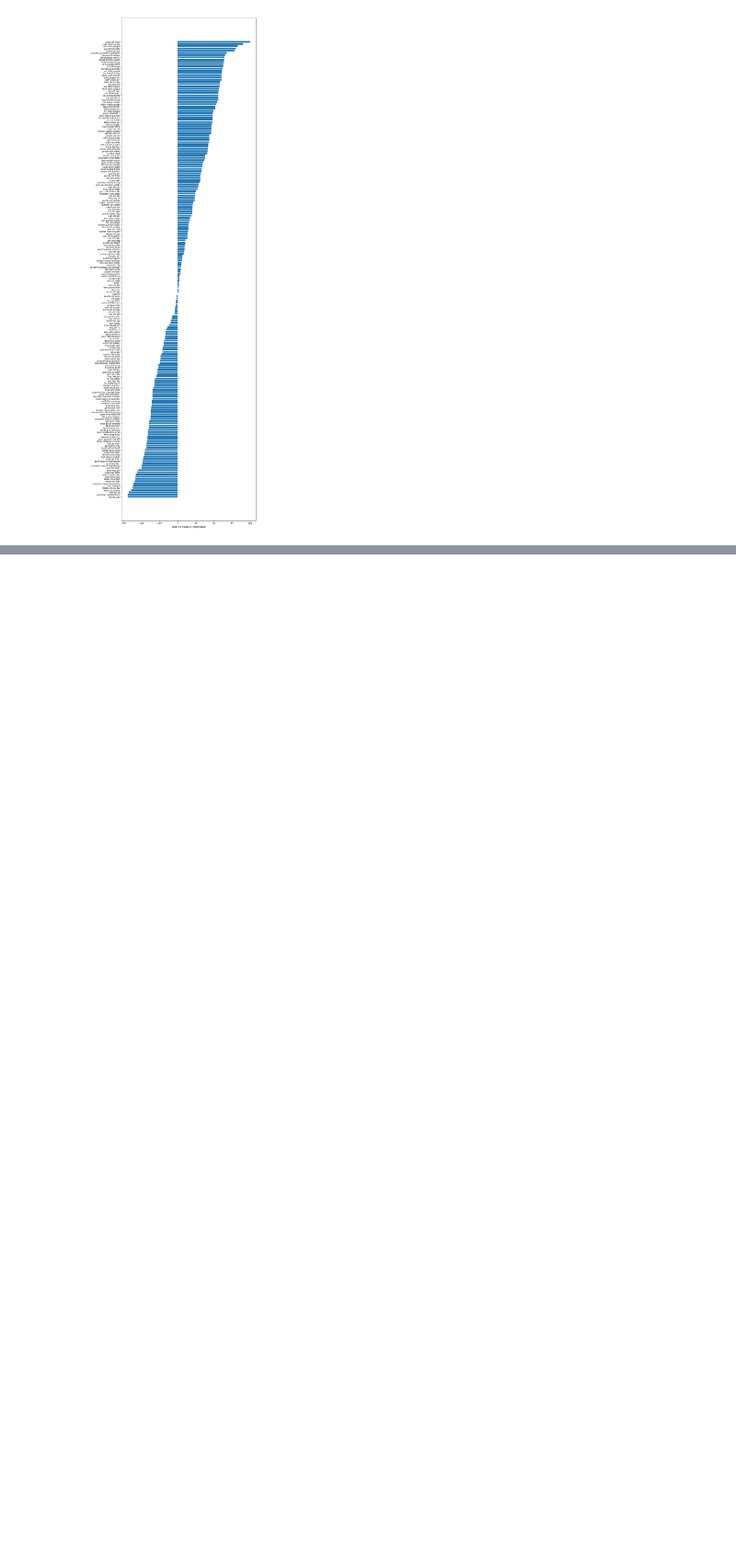
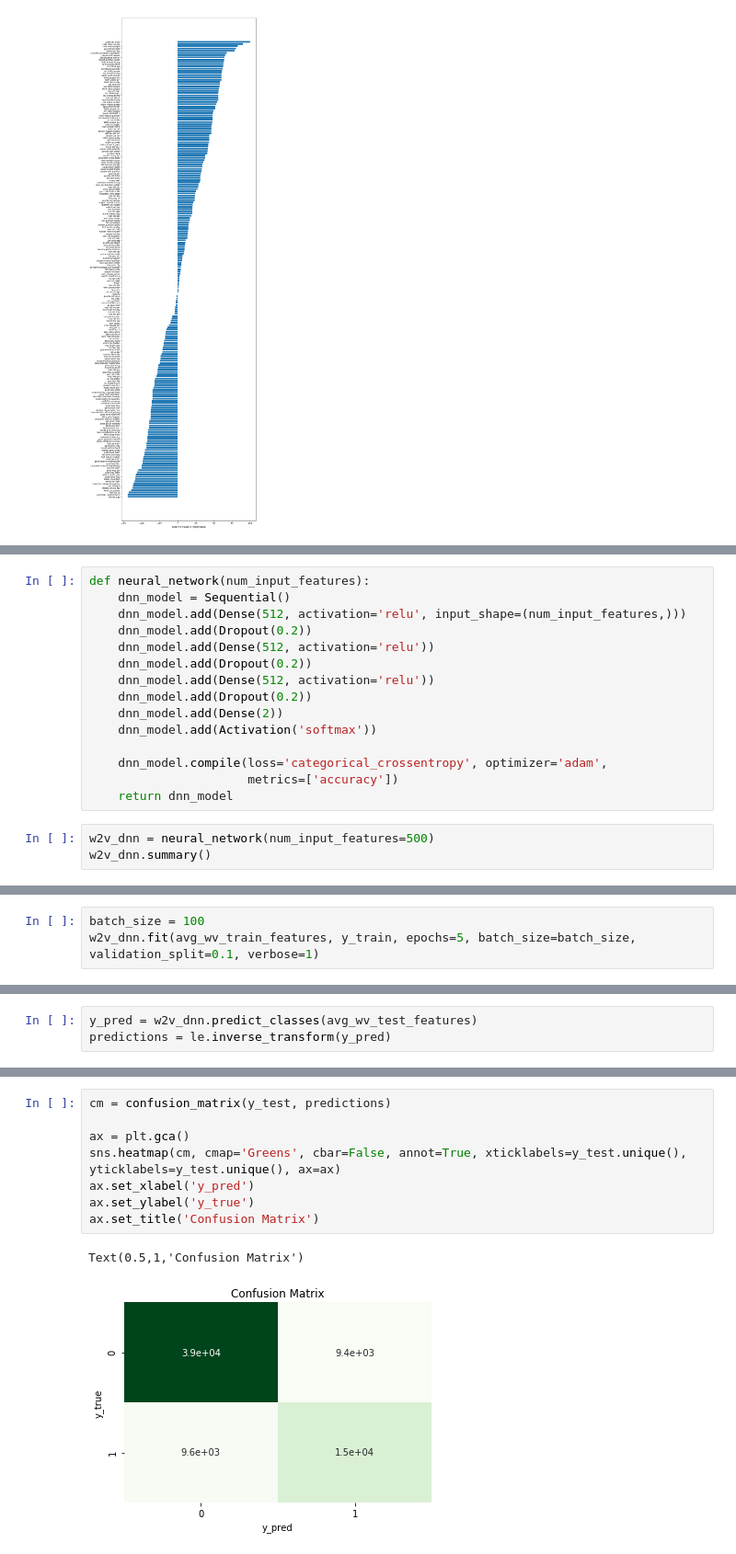
Before and after one commit to kavishashroff/Springboard, a Jupyter notebook: Capstone_2 - Quora Insincere Question Classification/Machine Learning and Deep Learning.ipynb, the cells around one changed output, grey strips where cells are left out. Shown at 92% size. Drawn from its saved outputs; the diff is of its cells as text; blank space fills up the shorter version.

```diff
--- a/Capstone_2 - Quora Insincere Question Classification/Machine Learning and Deep Learning.ipynb
+++ b/Capstone_2 - Quora Insincere Question Classification/Machine Learning and Deep Learning.ipynb
@@ -865,0 +615,18 @@ from keras.layers.normalization import BatchNormalization
+# %%
+def neural_network(num_input_features):
+    dnn_model = Sequential()
+    dnn_model.add(Dense(512, activation='relu', input_shape=(num_input_features,)))
+    dnn_model.add(Dropout(0.2))
+    dnn_model.add(Dense(512, activation='relu'))
+    dnn_model.add(Dropout(0.2))
+    dnn_model.add(Dense(512, activation='relu'))
+    dnn_model.add(Dropout(0.2))
+    dnn_model.add(Dense(2))
+    dnn_model.add(Activation('softmax'))
+
+    dnn_model.compile(loss='categorical_crossentropy', optimizer='adam',
+                      metrics=['accuracy'])
+    return dnn_model
+# %%
+w2v_dnn = neural_network(num_input_features=500)
+w2v_dnn.summary()
@@ -865,0 +651,3 @@ from keras.layers.normalization import BatchNormalization
+# %%
+batch_size = 100
+w2v_dnn.fit(avg_wv_train_features, y_train, epochs=5, batch_size=batch_size, validation_split=0.1, verbose=1)
@@ -865,0 +667,3 @@ from keras.layers.normalization import BatchNormalization
+# %%
+y_pred = w2v_dnn.predict_classes(avg_wv_test_features)
+predictions = le.inverse_transform(y_pred)
@@ -865,0 +684,11 @@ from keras.layers.normalization import BatchNormalization
+# %%
+cm = confusion_matrix(y_test, predictions)
+
+ax = plt.gca()
+sns.heatmap(cm, cmap='Greens', cbar=False, annot=True, xticklabels=y_test.unique(), yticklabels=y_test.unique(), ax=ax)
+ax.set_xlabel('y_pred')
+ax.set_ylabel('y_true')
+ax.set_title('Confusion Matrix')
+# %% [output]
+Text(0.5,1,'Confusion Matrix')
+[figure, added]
```
Also changed, not shown: parts of 128 cells of this notebook.
